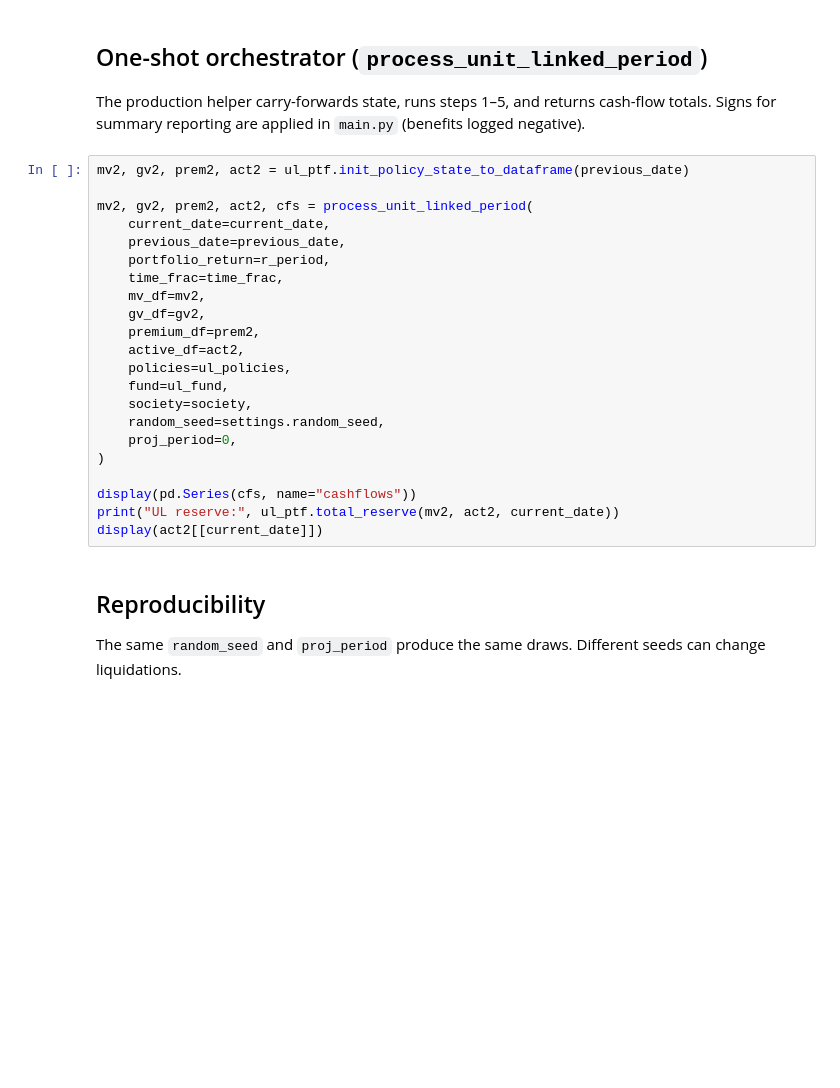
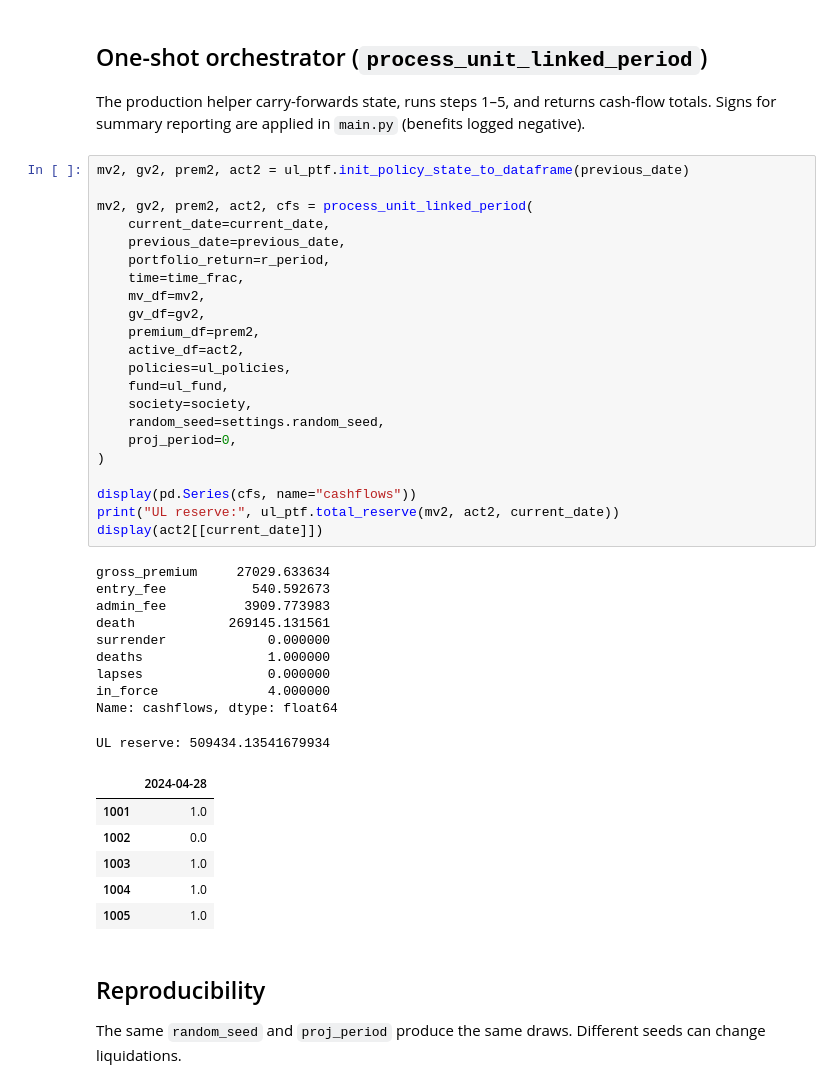
Before and after one commit to open-source-modelling/Open_Source_Economic_Model, a Jupyter notebook: _PROTOTYPE UNIT LINKED.ipynb, the cells around one changed output. Saved outputs shown, nothing was run; the diff lists cells and outputs as text; blank space fills up the shorter version.

```diff
--- a/_PROTOTYPE UNIT LINKED.ipynb
+++ b/_PROTOTYPE UNIT LINKED.ipynb
@@ -302,25 +486,42 @@ Signs for summary reporting are applied in `main.py` (benefits logged negative).
 # %%
 mv2, gv2, prem2, act2 = ul_ptf.init_policy_state_to_dataframe(previous_date)
 
 mv2, gv2, prem2, act2, cfs = process_unit_linked_period(
     current_date=current_date,
     previous_date=previous_date,
     portfolio_return=r_period,
-    time_frac=time_frac,
+    time=time_frac,
     mv_df=mv2,
     gv_df=gv2,
     premium_df=prem2,
     active_df=act2,
     policies=ul_policies,
     fund=ul_fund,
     society=society,
     random_seed=settings.random_seed,
     proj_period=0,
 )
 
 display(pd.Series(cfs, name="cashflows"))
 print("UL reserve:", ul_ptf.total_reserve(mv2, act2, current_date))
 display(act2[[current_date]])
+# %% [output]
+gross_premium     27029.633634
+entry_fee           540.592673
+admin_fee          3909.773983
+death            269145.131561
+surrender             0.000000
+deaths                1.000000
+lapses                0.000000
+in_force              4.000000
+Name: cashflows, dtype: float64
+UL reserve: 509434.13541679934
+|  | 2024-04-28 |
+| 1001 | 1.0 |
+| 1002 | 0.0 |
+| 1003 | 1.0 |
+| 1004 | 1.0 |
+| 1005 | 1.0 |
 # %% [markdown]
 ## Reproducibility
 
```
Also changed, not shown: parts of 24 cells of this notebook.
